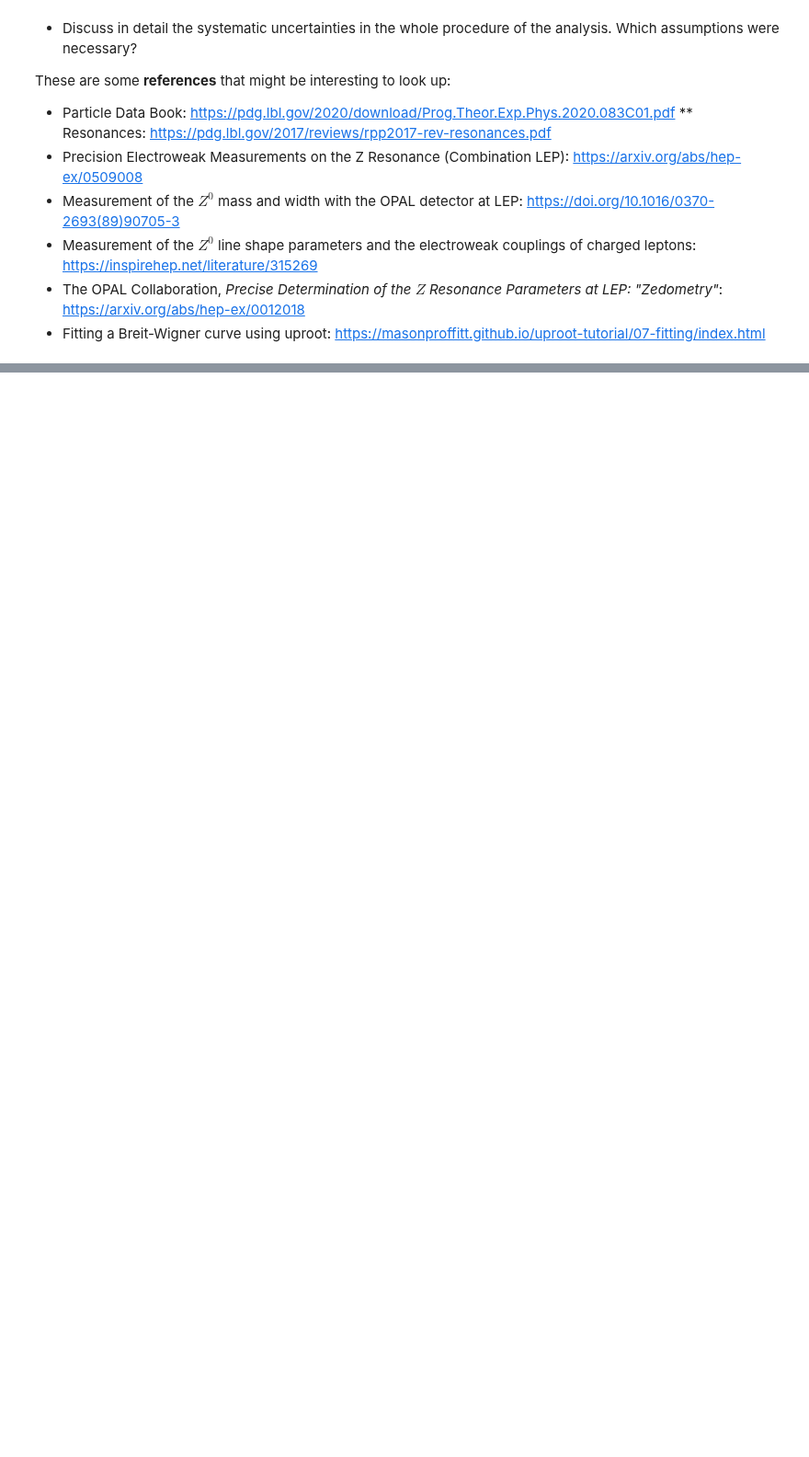
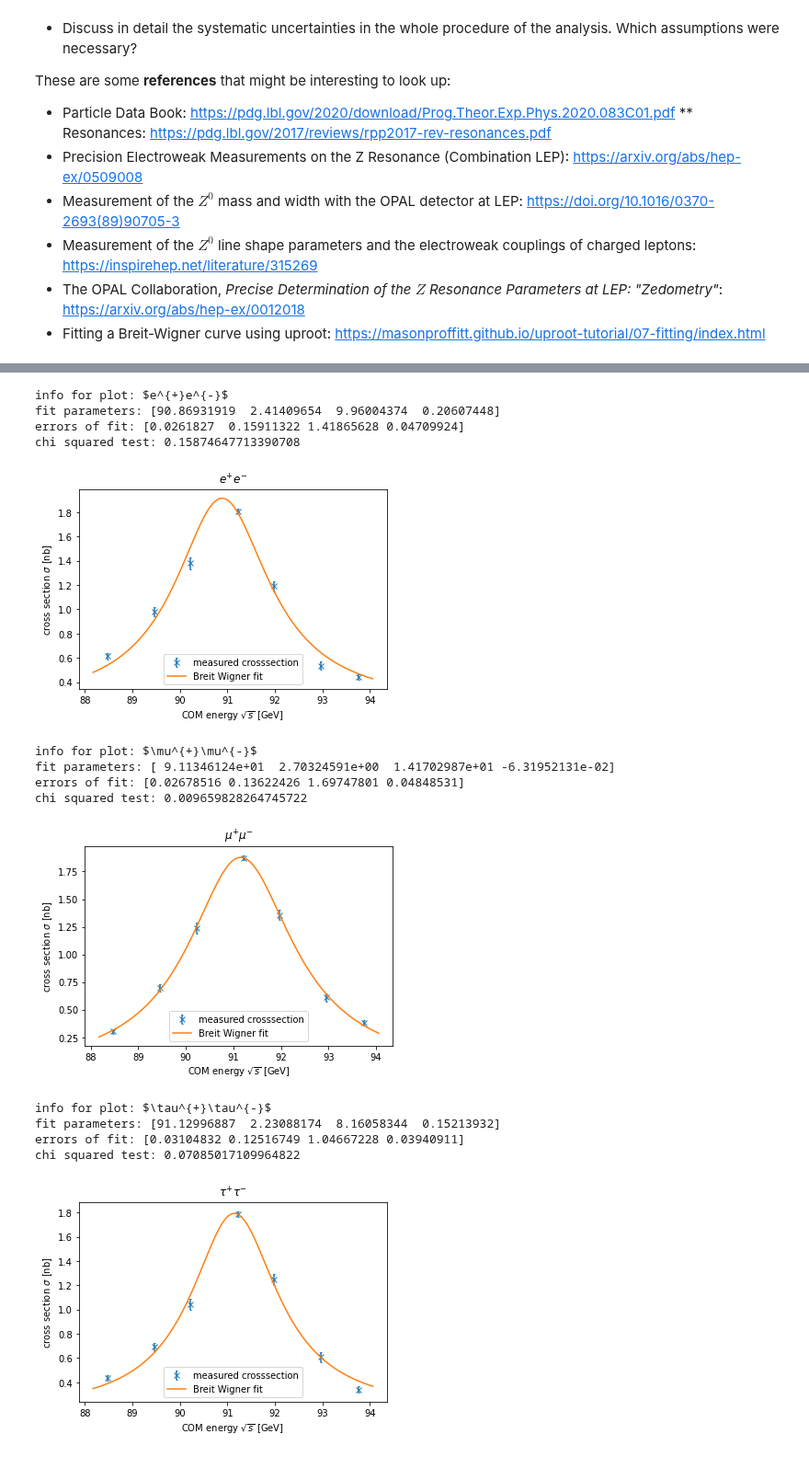
Before and after one commit to josepretel/z0-precisionmeasurement, a Jupyter notebook: 02_z0_detector_statistical_analysis_tu_fs.ipynb, the cells around one changed output, grey strips where cells are left out. Shown at 92% size. Drawn from its saved outputs; the diff is of its cells as text; code cells hidden in the pictures; blank space fills up the shorter version.

```diff
--- a/02_z0_detector_statistical_analysis_tu_fs.ipynb
+++ b/02_z0_detector_statistical_analysis_tu_fs.ipynb
@@ -704,0 +784,16 @@ branching_ratio = inv_eff_matrix @ number_of_events  # Correct the number of eve
+# %%
+diag_cov_branch = np.zeros((4, 7)) # the diagonal element of the covariance of the branching ratios
+for i in range(4):
+    for j in range(7):
+        for k in range(4):
+            diag_cov_branch[i][j] += (number_of_events[k][j] ** 2 * inv_eff_matrix_error[i][k] ** 2) + \
+                                ((inv_eff_matrix[i][k] ** 2) * (u_number_of_events[k][j] ** 2))
+
+errors_branch = np.sqrt(diag_cov_branch)
+
+'''Determine the crosssection by dividing the branching rations by all 7 luminosities'''
+
+cross_sections = branching_ratio / luminosities[None, :]
+
+'''The uncertainty of the cross section can easily be determined by a Gaussian error propagation because there is
+no correlation between the values of the luminosities and the branching ratio.'''
@@ -704,0 +845,48 @@ branching_ratio = inv_eff_matrix @ number_of_events  # Correct the number of eve
+# %%
+#plotting CME vs cross section:
+
+
+coeffs_ee, u_coeffs_ee = plot_cme_cross_sec(com_energies, cross_sections_corrected[0], cross_section_data_error=u_cross_section[0])
+coeffs_mm, u_coeffs_mm = plot_cme_cross_sec(com_energies, cross_sections_corrected[1], cross_section_data_error=u_cross_section[1], title=r'$\mu^{+}\mu^{-}$')
+coeffs_tt, u_coeffs_tt = plot_cme_cross_sec(com_energies, cross_sections_corrected[2], cross_section_data_error=u_cross_section[2], title=r'$\tau^{+}\tau^{-}$')
+coeffs_qq, u_coeffs_qq = plot_cme_cross_sec(com_energies, cross_sections_corrected[3], cross_section_data_error=u_cross_section[3], title=r'$q\bar{q}$')
+
+'''
+Next a t test is performed to check experiment data with literature values.
+Literature is taken from P.A. Zyla et al. (Particle Data Group), Prog. Theor. Exp. Phys. 2020, 083C01 (2020) and 2021 update.
+https://pdglive.lbl.gov/DataBlock.action?node=S044W#details-citation-1
+'''
+
+MZ_literature = 91.1876
+u_MZ = 0.0021
+width_literature = 2.4952
+u_width = 0.0023
+t_test_values = np.zeros((4, 2))
+
+t_test_values[0][0] = t_test(coeffs_ee[0], MZ_literature, u_coeffs_ee[0], u_MZ)
+t_test_values[1][0] = t_test(coeffs_mm[0], MZ_literature, u_coeffs_mm[0], u_MZ)
+t_test_values[2][0] = t_test(coeffs_tt[0], MZ_literature, u_coeffs_tt[0], u_MZ)
+t_test_values[3][0] = t_test(coeffs_qq[0], MZ_literature, u_coeffs_qq[0], u_MZ)
+t_test_values[0][1] = t_test(coeffs_ee[1], width_literature, u_coeffs_ee[1], u_width)
+t_test_values[1][1] = t_test(coeffs_mm[1], width_literature, u_coeffs_mm[1], u_width)
+t_test_values[2][1] = t_test(coeffs_tt[1], width_literature, u_coeffs_tt[1], u_width)
+t_test_values[3][1] = t_test(coeffs_qq[1], width_literature, u_coeffs_qq[1], u_width)
+
+print('t test values: first column compares z mass with literature, the second the decay widths')
+print(t_test_values)
+# %% [output]
+info for plot: $e^{+}e^{-}$
+fit parameters: [90.86931919  2.41409654  9.96004374  0.20607448]
+errors of fit: [0.0261827  0.15911322 1.41865628 0.04709924]
+chi squared test: 0.15874647713390708
+[figure, added]
+info for plot: $\mu^{+}\mu^{-}$
+fit parameters: [ 9.11346124e+01  2.70324591e+00  1.41702987e+01 -6.31952131e-02]
+errors of fit: [0.02678516 0.13622426 1.69747801 0.04848531]
+chi squared test: 0.009659828264745722
+[figure, added]
+info for plot: $\tau^{+}\tau^{-}$
+fit parameters: [91.12996887  2.23088174  8.16058344  0.15213932]
+errors of fit: [0.03104832 0.12516749 1.04667228 0.03940911]
+chi squared test: 0.07085017109964822
+[figure, added]
```
Also changed, not shown: parts of 17 cells of this notebook, 2 other files.
